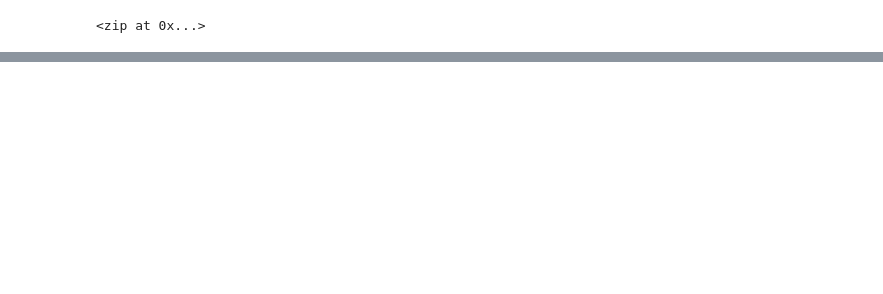
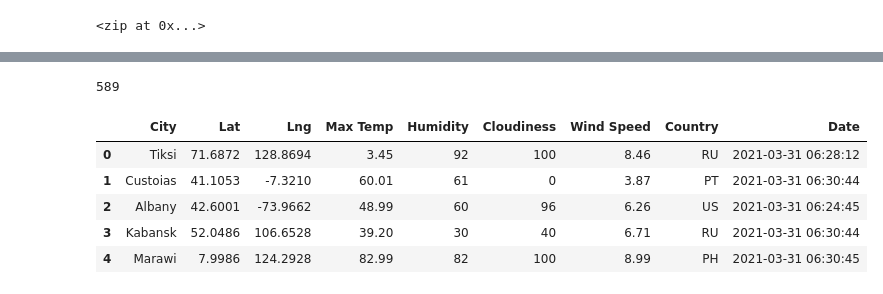
Before and after one commit to MamidalaV/World_Weather_Analysis, a Jupyter notebook: WeatherPy.ipynb, the cells around one changed output, grey strips where cells are left out. Drawn from its saved outputs; the diff is of its cells as text; code cells hidden in the pictures; blank space fills up the shorter version.

```diff
--- a/WeatherPy.ipynb
+++ b/WeatherPy.ipynb
@@ -30,0 +124,15 @@ len(cities)
+# %%
+len(city_data)
+# %% [output]
+589
+# %%
+# Convert the array of dictionaries to a Pandas DataFrame.
+city_data_df = pd.DataFrame(city_data)
+city_data_df.head()
+# %% [output]
+|  | City | Lat | Lng | Max Temp | Humidity | Cloudiness | Wind Speed | Country | Date |
+| 0 | Tiksi | 71.6872 | 128.8694 | 3.45 | 92 | 100 | 8.46 | RU | 2021-03-31 06:28:12 |
+| 1 | Custoias | 41.1053 | -7.3210 | 60.01 | 61 | 0 | 3.87 | PT | 2021-03-31 06:30:44 |
+| 2 | Albany | 42.6001 | -73.9662 | 48.99 | 60 | 96 | 6.26 | US | 2021-03-31 06:24:45 |
+| 3 | Kabansk | 52.0486 | 106.6528 | 39.20 | 30 | 40 | 6.71 | RU | 2021-03-31 06:30:44 |
+| 4 | Marawi | 7.9986 | 124.2928 | 82.99 | 82 | 100 | 8.99 | PH | 2021-03-31 06:30:45 |
```
Also changed, not shown: parts of 7 cells of this notebook, 3 other files.
